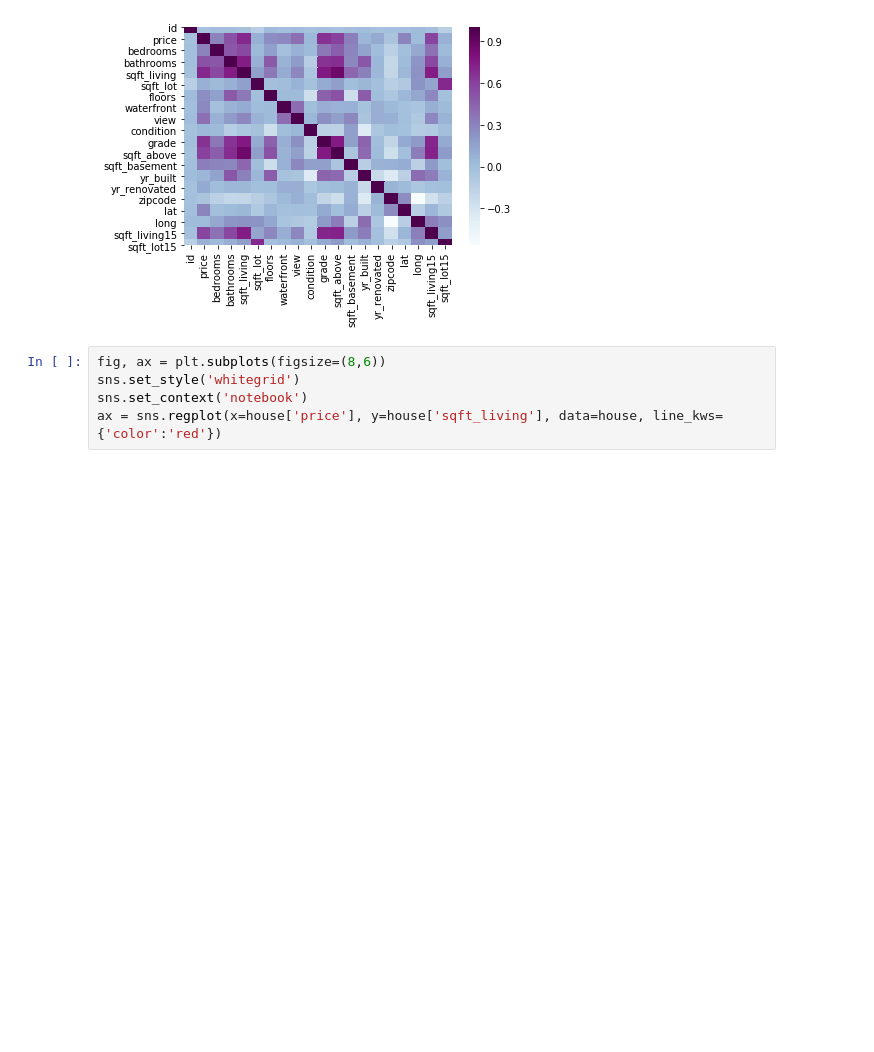
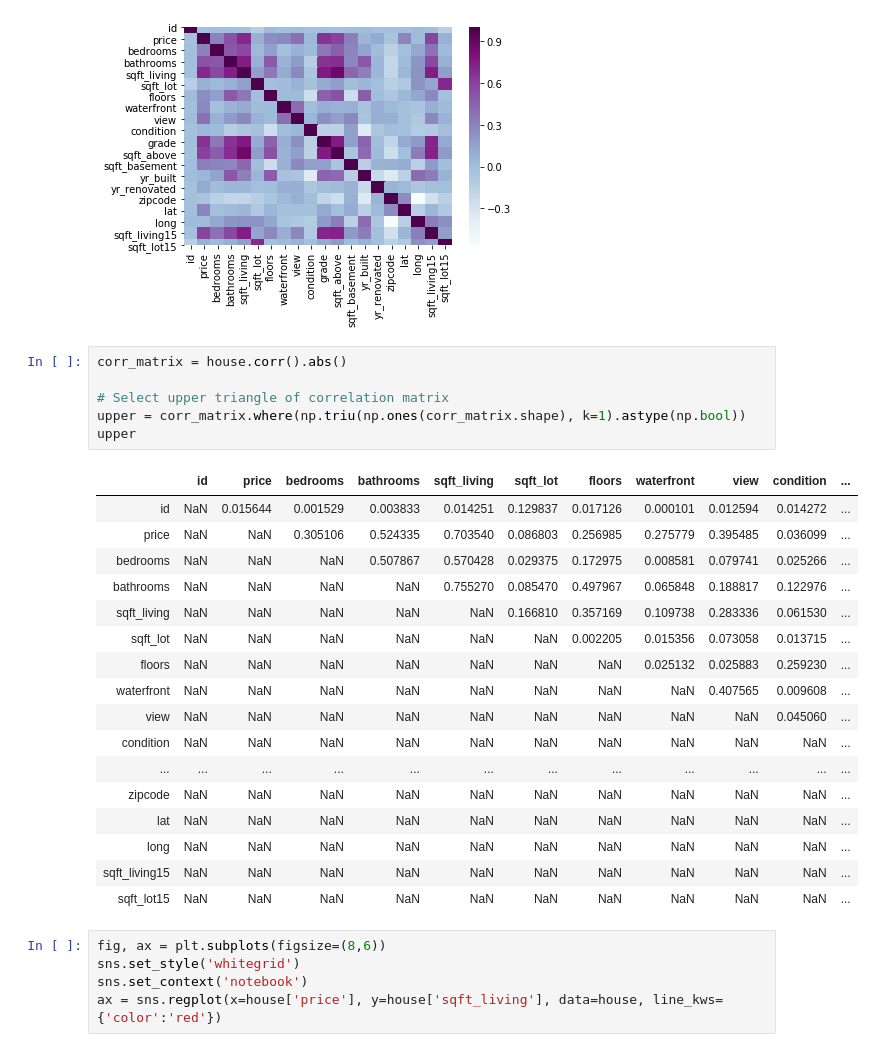
Before and after one commit to samraykhman/nyc-ds-033020-lectures, a Jupyter notebook: Mod_2/KC_house_data/Untitled.ipynb, the cells around one changed output. Saved outputs shown, nothing was run; the diff lists cells and outputs as text; blank space fills up the shorter version.

```diff
--- a/Mod_2/KC_house_data/Untitled.ipynb
+++ b/Mod_2/KC_house_data/Untitled.ipynb
@@ -217,6 +220,30 @@ sns.heatmap(corr, cmap = "BuPu")
 # %% [output]
 <matplotlib.axes._subplots.AxesSubplot at 0x...>
 [figure]
+# %%
+corr_matrix = house.corr().abs()
+
+# Select upper triangle of correlation matrix
+upper = corr_matrix.where(np.triu(np.ones(corr_matrix.shape), k=1).astype(np.bool))
+upper
+# %% [output]
+|  | id | price | bedrooms | bathrooms | sqft_living | sqft_lot | floors | waterfront | view | condition | ... |
+| id | NaN | 0.015644 | 0.001529 | 0.003833 | 0.014251 | 0.129837 | 0.017126 | 0.000101 | 0.012594 | 0.014272 | ... |
+| price | NaN | NaN | 0.305106 | 0.524335 | 0.703540 | 0.086803 | 0.256985 | 0.275779 | 0.395485 | 0.036099 | ... |
+| bedrooms | NaN | NaN | NaN | 0.507867 | 0.570428 | 0.029375 | 0.172975 | 0.008581 | 0.079741 | 0.025266 | ... |
+| bathrooms | NaN | NaN | NaN | NaN | 0.755270 | 0.085470 | 0.497967 | 0.065848 | 0.188817 | 0.122976 | ... |
+| sqft_living | NaN | NaN | NaN | NaN | NaN | 0.166810 | 0.357169 | 0.109738 | 0.283336 | 0.061530 | ... |
+| sqft_lot | NaN | NaN | NaN | NaN | NaN | NaN | 0.002205 | 0.015356 | 0.073058 | 0.013715 | ... |
+| floors | NaN | NaN | NaN | NaN | NaN | NaN | NaN | 0.025132 | 0.025883 | 0.259230 | ... |
+| waterfront | NaN | NaN | NaN | NaN | NaN | NaN | NaN | NaN | 0.407565 | 0.009608 | ... |
+| view | NaN | NaN | NaN | NaN | NaN | NaN | NaN | NaN | NaN | 0.045060 | ... |
+| condition | NaN | NaN | NaN | NaN | NaN | NaN | NaN | NaN | NaN | NaN | ... |
+| ... | ... | ... | ... | ... | ... | ... | ... | ... | ... | ... | ... |
+| zipcode | NaN | NaN | NaN | NaN | NaN | NaN | NaN | NaN | NaN | NaN | ... |
+| lat | NaN | NaN | NaN | NaN | NaN | NaN | NaN | NaN | NaN | NaN | ... |
+| long | NaN | NaN | NaN | NaN | NaN | NaN | NaN | NaN | NaN | NaN | ... |
+| sqft_living15 | NaN | NaN | NaN | NaN | NaN | NaN | NaN | NaN | NaN | NaN | ... |
+| sqft_lot15 | NaN | NaN | NaN | NaN | NaN | NaN | NaN | NaN | NaN | NaN | ... |
 # %%
 fig, ax = plt.subplots(figsize=(8,6))
 sns.set_style('whitegrid')
```
Also changed, not shown: parts of 4 cells of this notebook.
